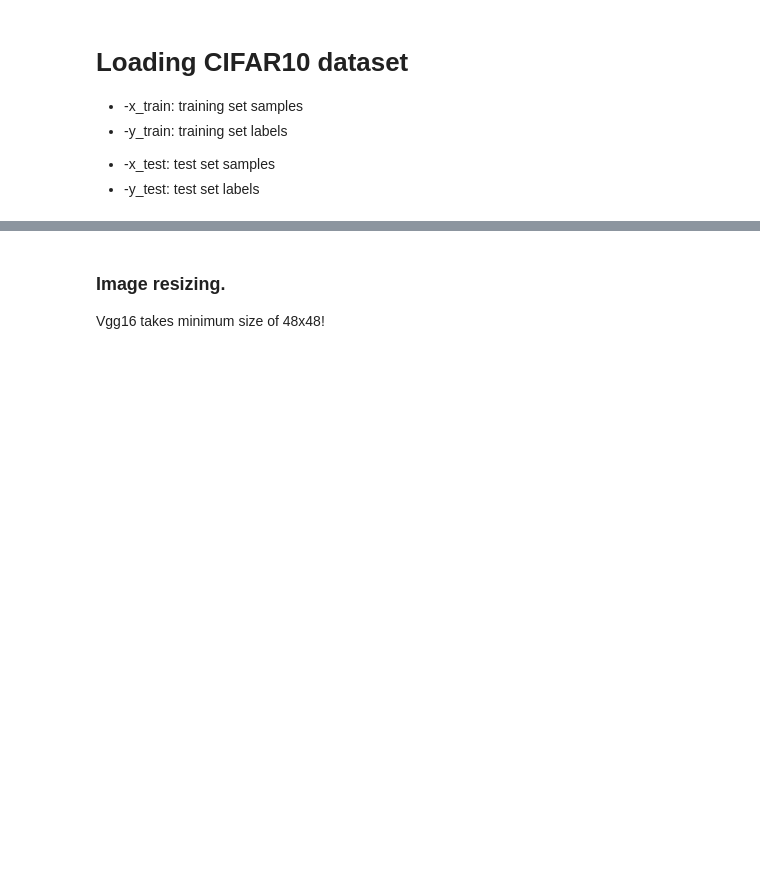
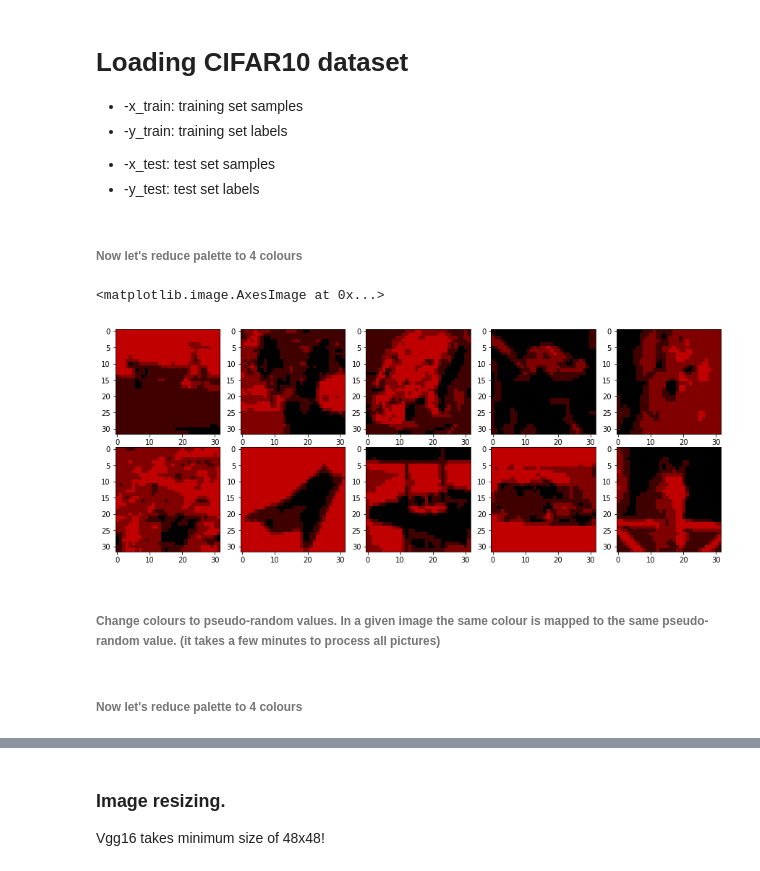
Before and after one commit to 5bastian/Transfer-learning-in-Vgg16, a Jupyter notebook: TransferLearning_Vgg16_CIFAR10.ipynb, the cells around one changed output, grey strips where cells are left out. Cells and saved outputs as stored; diff of their text form; code cells hidden in the pictures; blank space fills up the shorter version.

Commit message:
Random colors on dataset. First result. Smaller learning rate

```diff
--- a/TransferLearning_Vgg16_CIFAR10.ipynb
+++ b/TransferLearning_Vgg16_CIFAR10.ipynb
@@ -29,5 +30,8 @@ Using TensorFlow backend.
 # %%
 from keras.datasets import cifar10
 (x_train, y_train), (x_test, y_test) = cifar10.load_data()
+# %%
+x_train = x_train[0:50000] #bigger value
+y_train = y_train[0:50000]
 # %%
 #set size of sample and number of classes
@@ -40,0 +41,33 @@ for i in range(len(x_train)):
+# %% [markdown]
+###### Now let's reduce palette to 4 colours
+# %%
+X_fewer_colours = reduce_palette(x_train)
+# %%
+fig = plt.figure(figsize=(15,11))
+fig.add_subplot(1,5,1)
+plt.imshow(X_fewer_colours[2000])
+a = fig.add_subplot(1,5,2)
+plt.imshow(X_fewer_colours[2500])
+fig.add_subplot(1,5,3)
+plt.imshow(X_fewer_colours[3500])
+fig.add_subplot(1,5,4)
+plt.imshow(X_fewer_colours[5000])
+fig.add_subplot(1,5,5)
+plt.imshow(X_fewer_colours[5500])
+fig.add_subplot(2,5,6)
+plt.imshow(X_fewer_colours[6000])
+fig.add_subplot(2,5,7)
+plt.imshow(X_fewer_colours[7700])
+fig.add_subplot(2,5,8)
+plt.imshow(X_fewer_colours[8150])
+fig.add_subplot(2,5,9)
+plt.imshow(X_fewer_colours[8300])
+fig.add_subplot(2,5,10)
+plt.imshow(X_fewer_colours[4900])
+# %% [output]
+<matplotlib.image.AxesImage at 0x...>
+[figure, added]
+# %% [markdown]
+###### Change colours to pseudo-random values. In a given image the same colour is mapped to the same pseudo-random value. (it takes a few minutes to process all pictures)
+# %% [markdown]
+###### Now let's reduce palette to 4 colours
```
Also changed, not shown: parts of 55 cells of this notebook.
